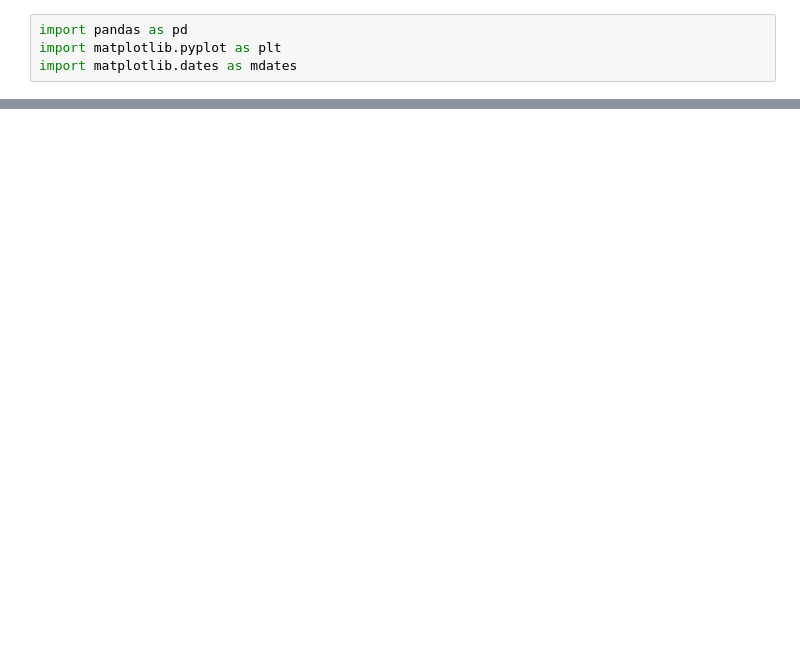
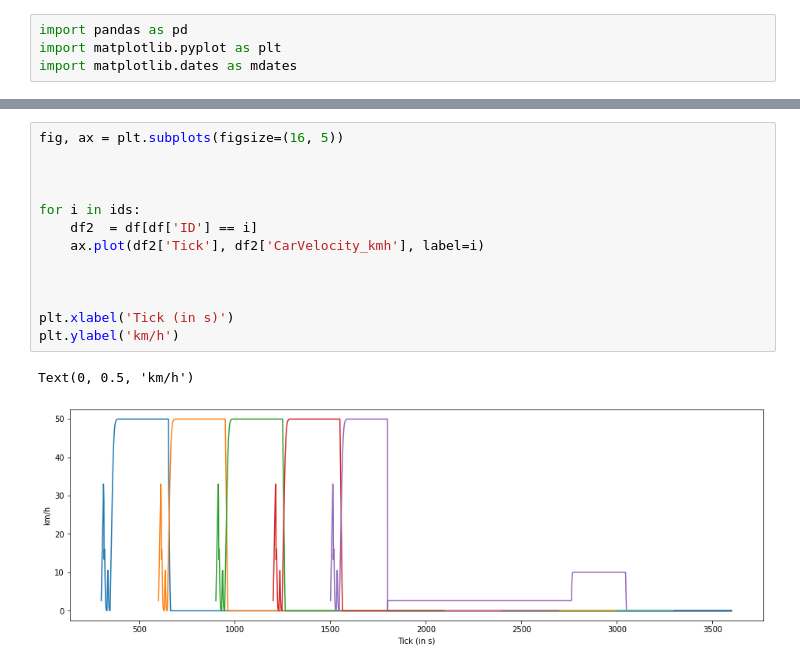
Before and after one commit to MARS-Group-HAW/model-knp-traffic, a Jupyter notebook: Models/KrugerNationalParkBox/Tourist.ipynb, the cells around one changed output, grey strips where cells are left out. Saved outputs shown, nothing was run; the diff lists cells and outputs as text; blank space fills up the shorter version.

```diff
--- a/Models/KrugerNationalParkBox/Tourist.ipynb
+++ b/Models/KrugerNationalParkBox/Tourist.ipynb
@@ -62,0 +61,16 @@ for tid in ids:
+# %%
+fig, ax = plt.subplots(figsize=(16, 5))
+
+
+
+for i in ids:
+    df2  = df[df['ID'] == i]
+    ax.plot(df2['Tick'], df2['CarVelocity_kmh'], label=i)
+
+
+
+plt.xlabel('Tick (in s)')
+plt.ylabel('km/h')
+# %% [output]
+Text(0, 0.5, 'km/h')
+[figure, added]
```
Also changed, not shown: parts of 7 cells of this notebook, 4 other files.
